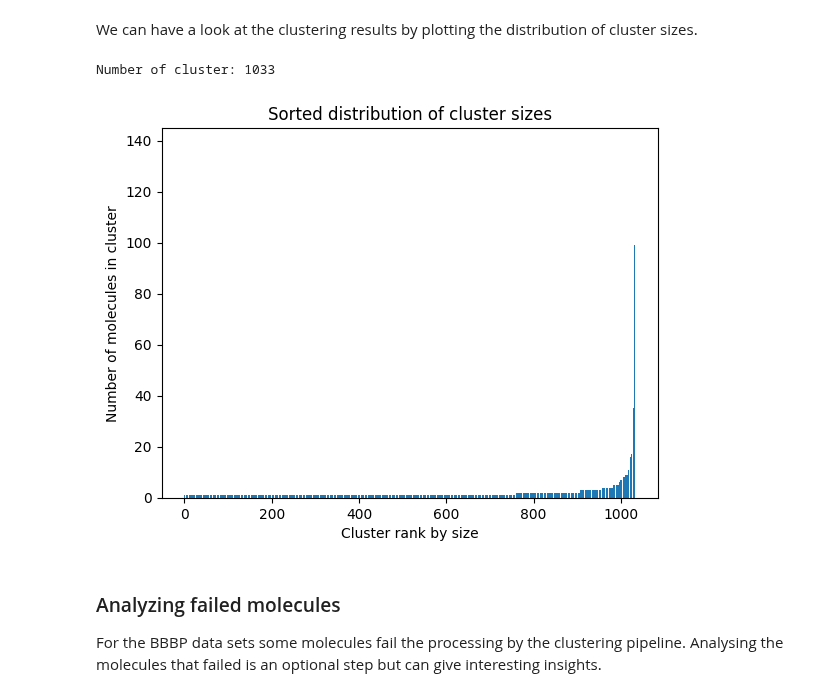
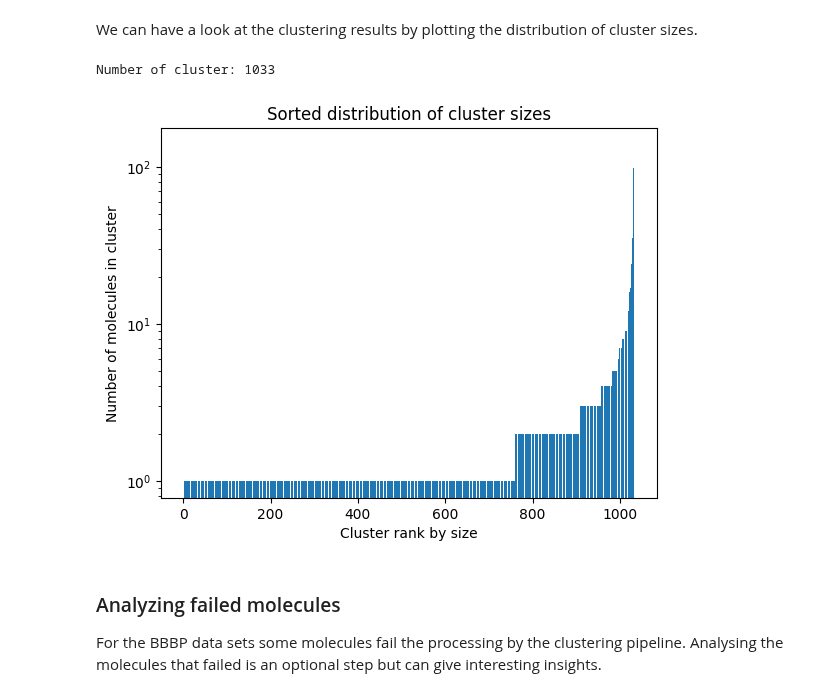
Before and after one commit to basf/MolPipeline, a Jupyter notebook: notebooks/advanced_01_hyperopt_on_bbbp.ipynb, the cells around one changed output. Cells and saved outputs as stored; diff of their text form; code cells hidden in the pictures.

Commit message:
notebooks: hyperopt change cluster size plot to log scale
    - Change the y-axis in the cluster size plot to log
      scale. This should make the plot easier to read.

```diff
--- a/notebooks/advanced_01_hyperopt_on_bbbp.ipynb
+++ b/notebooks/advanced_01_hyperopt_on_bbbp.ipynb
@@ -152,14 +152,15 @@ We can have a look at the clustering results by plotting the distribution of clu
 # %%
 values, counts = np.unique(df["groups"], return_counts=True)
 print("Number of cluster:", len(values))
 plt.bar(range(len(counts)), sorted(counts))
 plt.xlabel("Cluster rank by size")
 plt.ylabel("Number of molecules in cluster")
+plt.yscale('log')
 _ = plt.title("Sorted distribution of cluster sizes")
 # plt.savefig("cluster_sizes.pdf", dpi=300)
 # %% [output]
 Number of cluster: 1033
-[figure, old version]
+[figure, new version]
 # %% [markdown]
 ### Analyzing failed molecules
 
```
Also changed, not shown: parts of 3 cells of this notebook.
